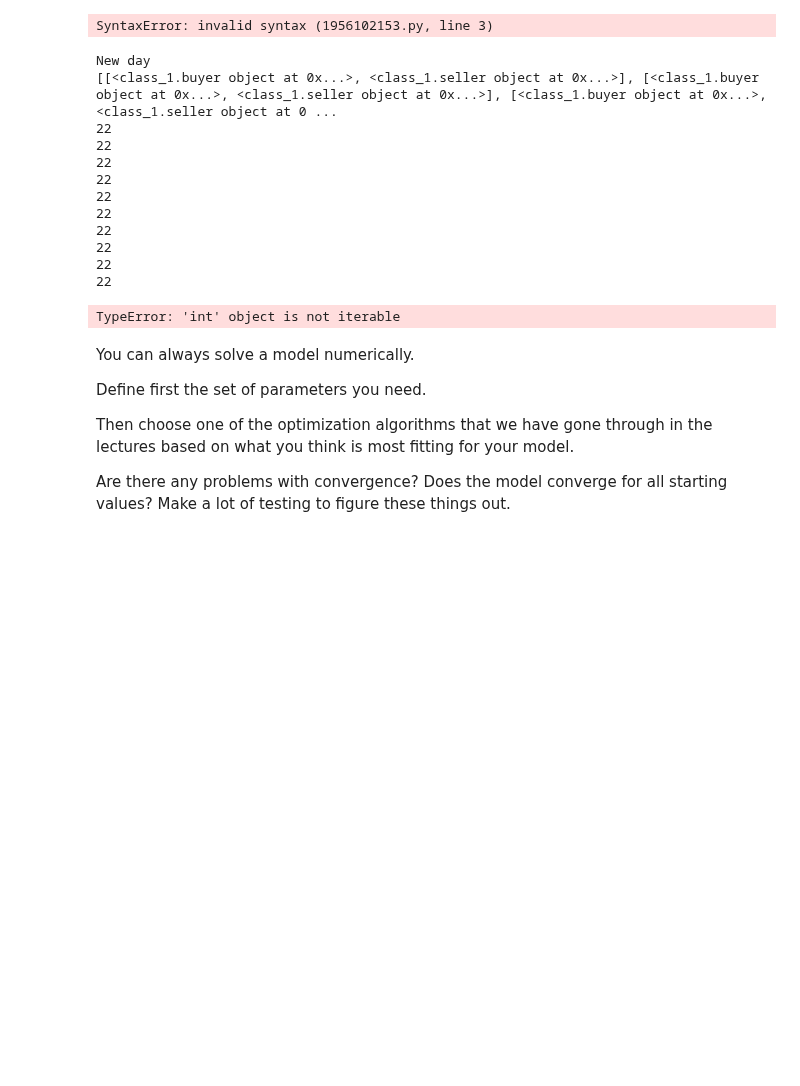
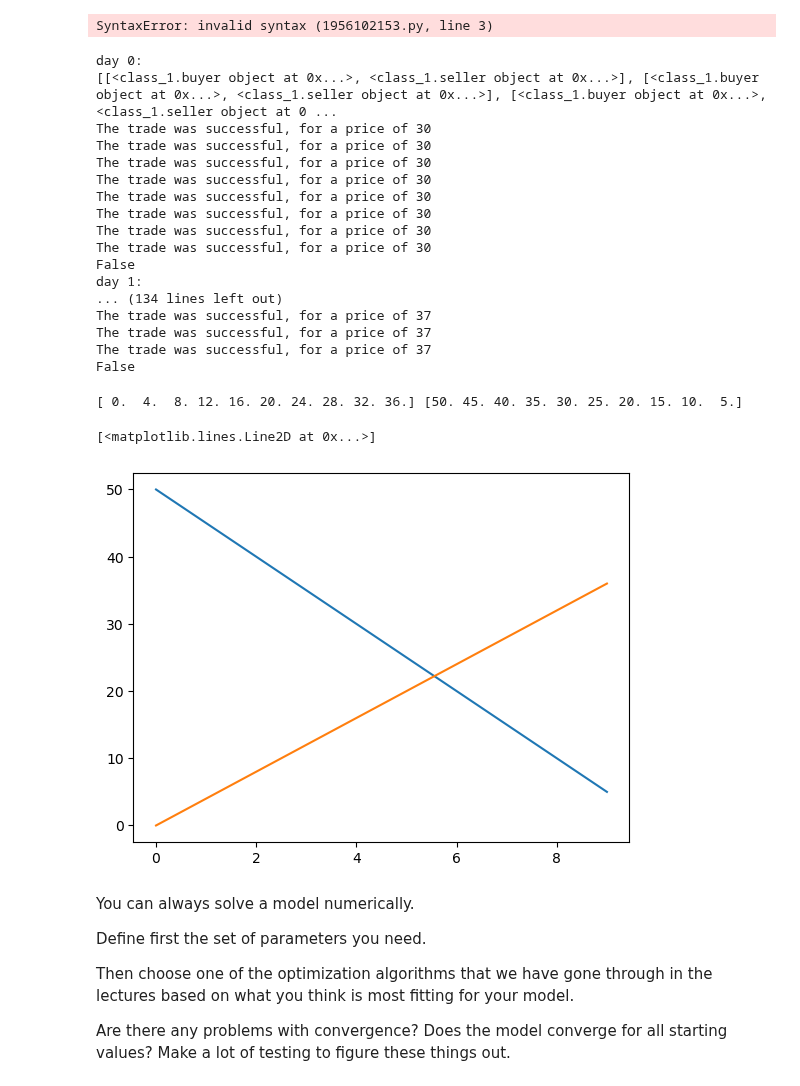
Before and after one commit to NumEconCopenhagen/projects-2023-the-best-duo, a Jupyter notebook: modelproject/modelproject.ipynb, the cells around one changed output. Cells and saved outputs as stored; diff of their text form; code cells hidden in the pictures; blank space fills up the shorter version.

```diff
--- a/modelproject/modelproject.ipynb
+++ b/modelproject/modelproject.ipynb
@@ -57,25 +61,40 @@ list_test = [[Marie,Luís],[Marie,César]]
 # %% [output]
 SyntaxError: invalid syntax (1956102153.py, line 3)
 # %%
-dem_func = lambda x: 100 - 5*x
-sup_func = lambda x: x
+dem_func = lambda x: 50 - 5*x
+sup_func = lambda x: 4*x
 
 
-economy_simulation(dem_func,sup_func,22, dem_dom=[0,9], sup_dom=[0,9],n_days=2,n_buyers=10,n_sellers=10).simulate()
+economy_simulation(dem_func,sup_func,30, dem_dom=[0,9], sup_dom=[0,9],n_days=25,n_buyers=10,n_sellers=10).simulate()
 # %% [output]
-New day
+day 0:
 [[<class_1.buyer object at 0x...>, <class_1.seller object at 0x...>], [<class_1.buyer object at 0x...>, <class_1.seller object at 0x...>], [<class_1.buyer object at 0x...>, <class_1.seller object at 0 ...
-22
-22
-22
-22
-22
-22
-22
-22
-22
-22
+The trade was successful, for a price of 30
+The trade was successful, for a price of 30
+The trade was successful, for a price of 30
+The trade was successful, for a price of 30
+The trade was successful, for a price of 30
+The trade was successful, for a price of 30
+The trade was successful, for a price of 30
+The trade was successful, for a price of 30
+False
+day 1:
+... (134 lines left out)
+The trade was successful, for a price of 37
+The trade was successful, for a price of 37
+The trade was successful, for a price of 37
+False
-TypeError: 'int' object is not iterable
+# %%
+x = np.linspace(0,9,10)
+y_p_d = 50 - 5*x
+y_p_s = 4*x
+print(y_p_s,y_p_d)
+plt.plot(x,y_p_d)
+plt.plot(x,y_p_s)
+# %% [output]
+[ 0.  4.  8. 12. 16. 20. 24. 28. 32. 36.] [50. 45. 40. 35. 30. 25. 20. 15. 10.  5.]
+[<matplotlib.lines.Line2D at 0x...>]
+[figure, added]
 # %% [markdown]
 You can always solve a model numerically.
 
```
Also changed, not shown: parts of 1 cell of this notebook, 1 other file.
